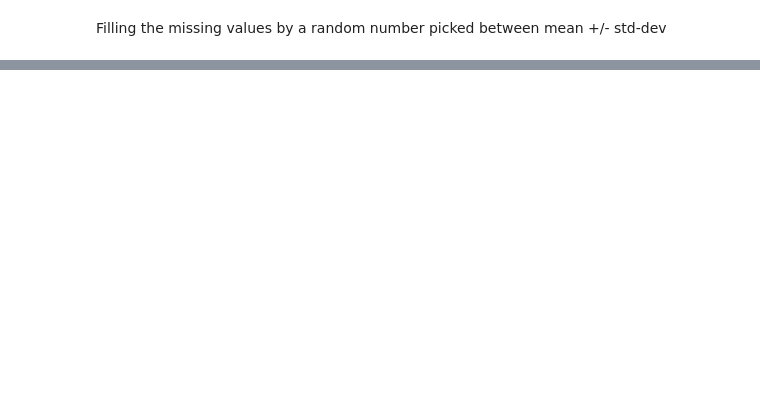
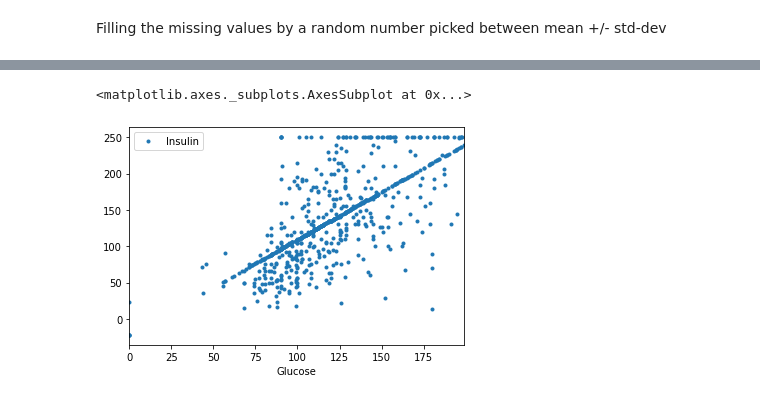
Before and after one commit to kaustubh-nair/Diabetes-prediction, a Jupyter notebook: final.ipynb, the cells around one changed output, grey strips where cells are left out. Cells and saved outputs as stored; diff of their text form; code cells hidden in the pictures; blank space fills up the shorter version.

```diff
--- a/final.ipynb
+++ b/final.ipynb
@@ -113,3 +124,8 @@ df.plot(x='SkinThickness', y='BMI', style='.')
+# %%
+df.plot(x='Glucose', y='Insulin', style='.')
+# %% [output]
+<matplotlib.axes._subplots.AxesSubplot at 0x...>
+[figure, added]
 # %%
 for feature in features:
     df[feature] = (df[feature] - df[feature].mean())/(df[feature].std())
```
Also changed, not shown: parts of 15 cells of this notebook.
